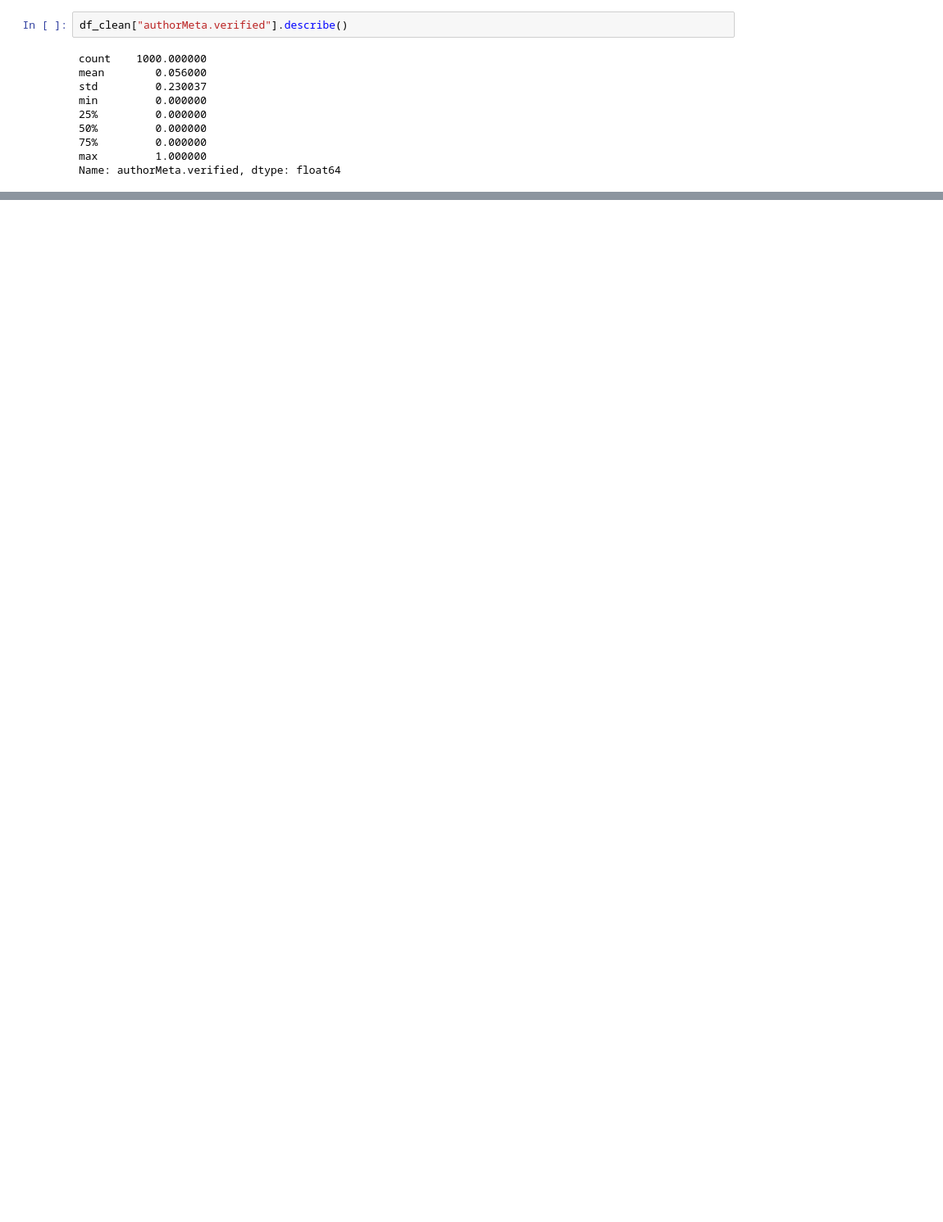
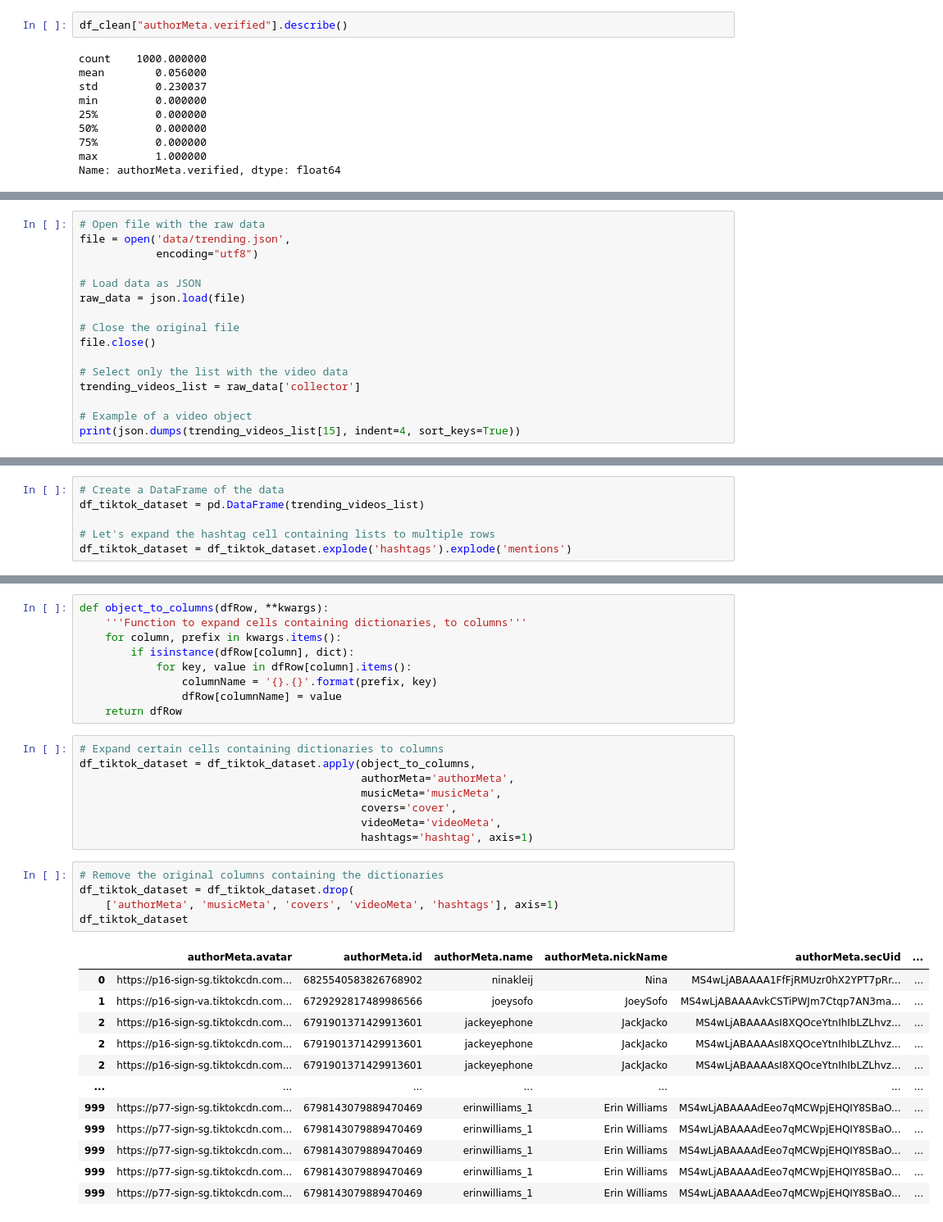
Before and after one commit to ba-group-projects/tiktok-popularity-eda, a Jupyter notebook: tobie_eda.ipynb, the cells around one changed output, grey strips where cells are left out. Shown at 82% size. Saved outputs shown, nothing was run; the diff lists cells and outputs as text; blank space fills up the shorter version.

```diff
--- a/tobie_eda.ipynb
+++ b/tobie_eda.ipynb
@@ -161,0 +182,16 @@ Name: authorMeta.verified, dtype: float64
+# %%
+# Open file with the raw data
+file = open('data/trending.json',
+            encoding="utf8")
+
+# Load data as JSON
+raw_data = json.load(file)
+
+# Close the original file
+file.close()
+
+# Select only the list with the video data
+trending_videos_list = raw_data['collector']
+
+# Example of a video object
+print(json.dumps(trending_videos_list[15], indent=4, sort_keys=True))
@@ -161,0 +216,6 @@ Name: authorMeta.verified, dtype: float64
+# %%
+# Create a DataFrame of the data
+df_tiktok_dataset = pd.DataFrame(trending_videos_list)
+
+# Let's expand the hashtag cell containing lists to multiple rows
+df_tiktok_dataset = df_tiktok_dataset.explode('hashtags').explode('mentions')
@@ -161,0 +225,35 @@ Name: authorMeta.verified, dtype: float64
+# %%
+def object_to_columns(dfRow, **kwargs):
+    '''Function to expand cells containing dictionaries, to columns'''
+    for column, prefix in kwargs.items():
+        if isinstance(dfRow[column], dict):
+            for key, value in dfRow[column].items():
+                columnName = '{}.{}'.format(prefix, key)
+                dfRow[columnName] = value
+    return dfRow
+# %%
+# Expand certain cells containing dictionaries to columns
+df_tiktok_dataset = df_tiktok_dataset.apply(object_to_columns,
+                                            authorMeta='authorMeta',
+                                            musicMeta='musicMeta',
+                                            covers='cover',
+                                            videoMeta='videoMeta',
+                                            hashtags='hashtag', axis=1)
+# %%
+# Remove the original columns containing the dictionaries
+df_tiktok_dataset = df_tiktok_dataset.drop(
+    ['authorMeta', 'musicMeta', 'covers', 'videoMeta', 'hashtags'], axis=1)
+df_tiktok_dataset
+# %% [output]
+|  | authorMeta.avatar | authorMeta.id | authorMeta.name | authorMeta.nickName | authorMeta.secUid | ... |
+| 0 | https://p16-sign-sg.tiktokcdn.com... | 6825540583826768902 | ninakleij | Nina | MS4wLjABAAAA1FfFjRMUzr0hX2YPT7pRr... | ... |
+| 1 | https://p16-sign-va.tiktokcdn.com... | 6729292817489986566 | joeysofo | JoeySofo | MS4wLjABAAAAvkCSTiPWJm7Ctqp7AN3ma... | ... |
+| 2 | https://p16-sign-sg.tiktokcdn.com... | 6791901371429913601 | jackeyephone | JackJacko | MS4wLjABAAAAsI8XQOceYtnIhIbLZLhvz... | ... |
+| 2 | https://p16-sign-sg.tiktokcdn.com... | 6791901371429913601 | jackeyephone | JackJacko | MS4wLjABAAAAsI8XQOceYtnIhIbLZLhvz... | ... |
+| 2 | https://p16-sign-sg.tiktokcdn.com... | 6791901371429913601 | jackeyephone | JackJacko | MS4wLjABAAAAsI8XQOceYtnIhIbLZLhvz... | ... |
+| ... | ... | ... | ... | ... | ... | ... |
+| 999 | https://p77-sign-sg.tiktokcdn.com... | 6798143079889470469 | erinwilliams_1 | Erin Williams | MS4wLjABAAAAdEeo7qMCWpjEHQIY8SBaO... | ... |
+| 999 | https://p77-sign-sg.tiktokcdn.com... | 6798143079889470469 | erinwilliams_1 | Erin Williams | MS4wLjABAAAAdEeo7qMCWpjEHQIY8SBaO... | ... |
+| 999 | https://p77-sign-sg.tiktokcdn.com... | 6798143079889470469 | erinwilliams_1 | Erin Williams | MS4wLjABAAAAdEeo7qMCWpjEHQIY8SBaO... | ... |
+| 999 | https://p77-sign-sg.tiktokcdn.com... | 6798143079889470469 | erinwilliams_1 | Erin Williams | MS4wLjABAAAAdEeo7qMCWpjEHQIY8SBaO... | ... |
+| 999 | https://p77-sign-sg.tiktokcdn.com... | 6798143079889470469 | erinwilliams_1 | Erin Williams | MS4wLjABAAAAdEeo7qMCWpjEHQIY8SBaO... | ... |
```
Also changed, not shown: parts of 10 cells of this notebook, 1 other file.
